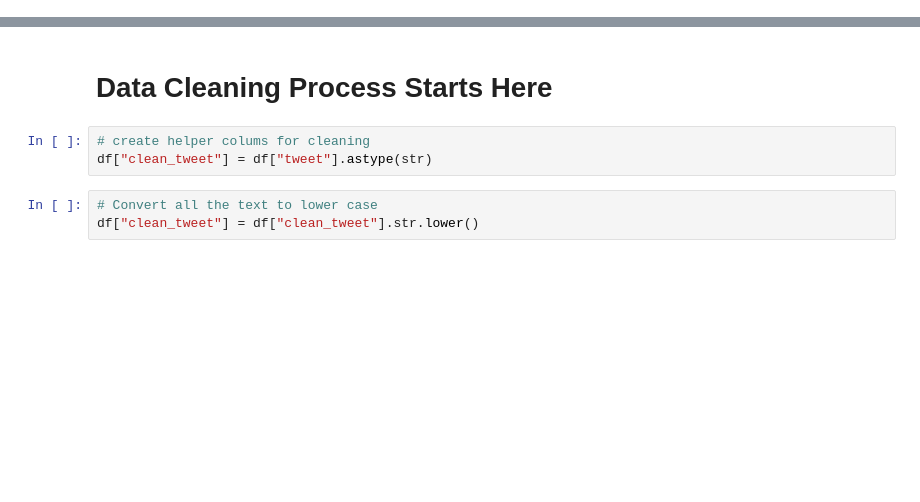
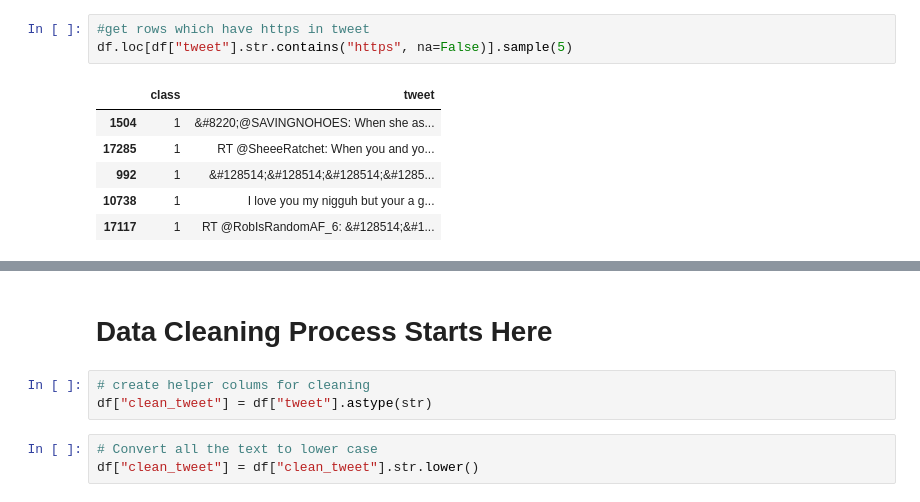
Before and after one commit to nogibjj/NLP_Final_Twiiter-Offense-Classification, a Jupyter notebook: 02_Codes/01_Data_Processing/02_Cleaning.ipynb, the cells around one changed output, grey strips where cells are left out. Drawn from its saved outputs; the diff is of its cells as text; blank space fills up the shorter version.

```diff
--- a/02_Codes/01_Data_Processing/02_Cleaning.ipynb
+++ b/02_Codes/01_Data_Processing/02_Cleaning.ipynb
@@ -46,0 +50,10 @@ df.sample(5)
+# %%
+#get rows which have https in tweet
+df.loc[df["tweet"].str.contains("https", na=False)].sample(5)
+# %% [output]
+|  | class | tweet |
+| 1504 | 1 | &#8220;@SAVINGNOHOES: When she as... |
+| 17285 | 1 | RT @SheeeRatchet: When you and yo... |
+| 992 | 1 | &#128514;&#128514;&#128514;&#1285... |
+| 10738 | 1 | I love you my nigguh but your a g... |
+| 17117 | 1 | RT @RobIsRandomAF_6: &#128514;&#1... |
```
Also changed, not shown: parts of 17 cells of this notebook, 3 other files.
